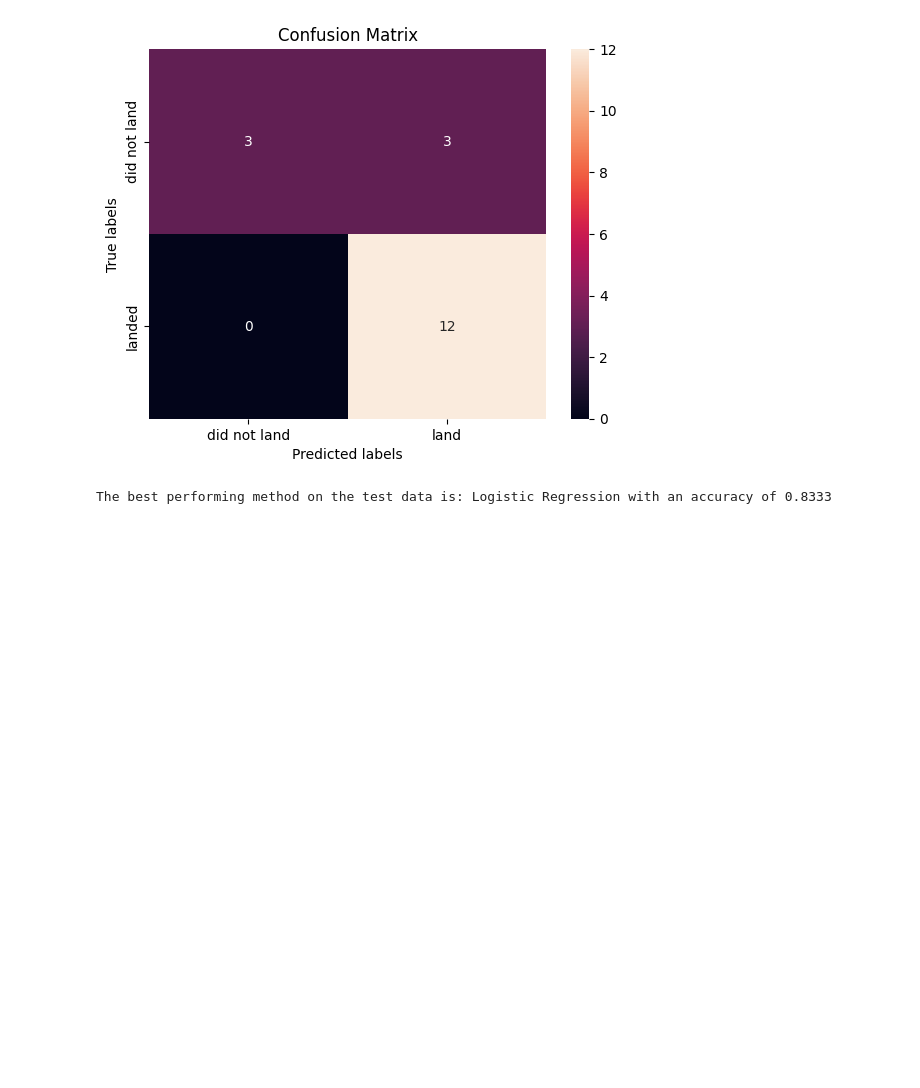
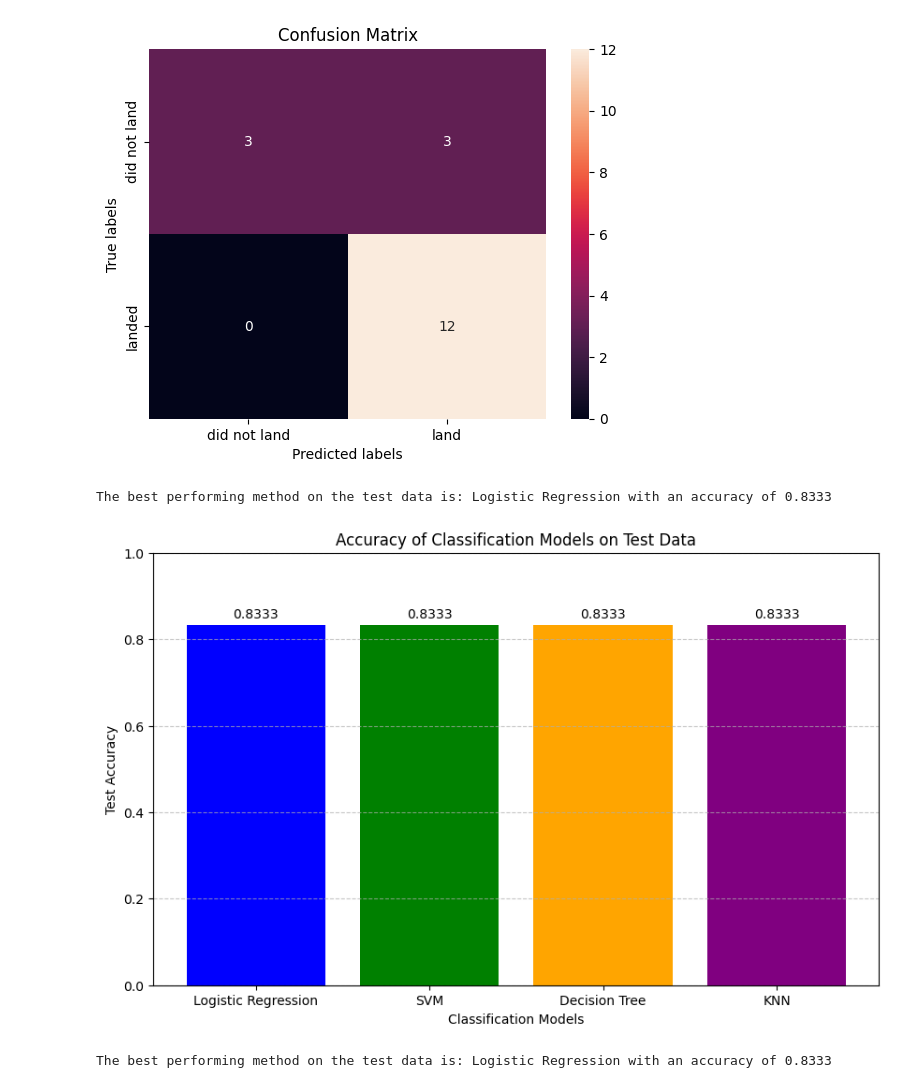
Before and after one commit to FoxKid404/Applied-Data-Science-Capstone, a Jupyter notebook: Hands on Lab Complete the Machine Learning Prediction lab/Workbook (Machine learning).ipynb, the cells around one changed output. Drawn from its saved outputs; the diff is of its cells as text; code cells hidden in the pictures; blank space fills up the shorter version.

```diff
--- a/Hands on Lab Complete the Machine Learning Prediction lab/Workbook (Machine learning).ipynb
+++ b/Hands on Lab Complete the Machine Learning Prediction lab/Workbook (Machine learning).ipynb
@@ -230,3 +230,30 @@ best_method = max(accuracies, key=accuracies.get)
 print(f"The best performing method on the test data is: {best_method} with an accuracy of {accuracies[best_method]:.4f}")
 # %% [output]
 The best performing method on the test data is: Logistic Regression with an accuracy of 0.8333
+# %%
+import matplotlib.pyplot as plt
+
+# Assuming accuracies dictionary is already defined from previous cells
+# accuracies = {"Logistic Regression": logreg_accuracy, "SVM": svm_accuracy,
+#               "Decision Tree": tree_accuracy, "KNN": knn_accuracy}
+
+# Create a bar chart
+plt.figure(figsize=(10, 6))
+models = list(accuracies.keys())
+accuracy_values = list(accuracies.values())
+plt.bar(models, accuracy_values, color=['blue', 'green', 'orange', 'purple'])
+plt.xlabel('Classification Models')
+plt.ylabel('Test Accuracy')
+plt.title('Accuracy of Classification Models on Test Data')
+plt.ylim(0, 1)  # Set y-axis range from 0 to 1 for accuracy
+plt.grid(axis='y', linestyle='--', alpha=0.7)
+for i, v in enumerate(accuracy_values):
+    plt.text(i, v + 0.01, f"{v:.4f}", ha='center', va='bottom')
+plt.show()
+
+# Find and print the best-performing model
+best_method = max(accuracies, key=accuracies.get)
+print(f"The best performing method on the test data is: {best_method} with an accuracy of {accuracies[best_method]:.4f}")
+# %% [output]
+[figure, added]
+The best performing method on the test data is: Logistic Regression with an accuracy of 0.8333
```
Also changed, not shown: parts of 3 cells of this notebook.
